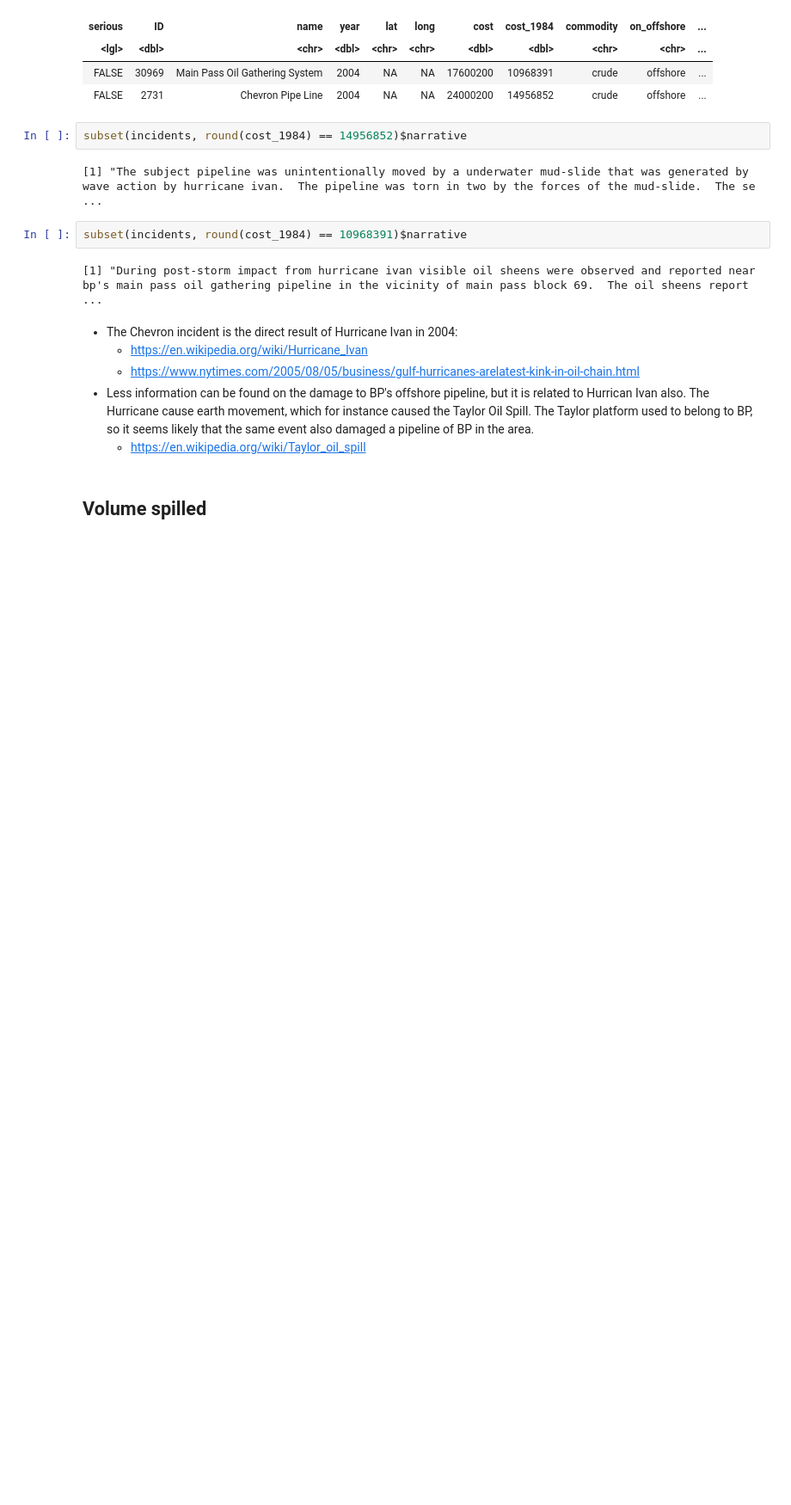
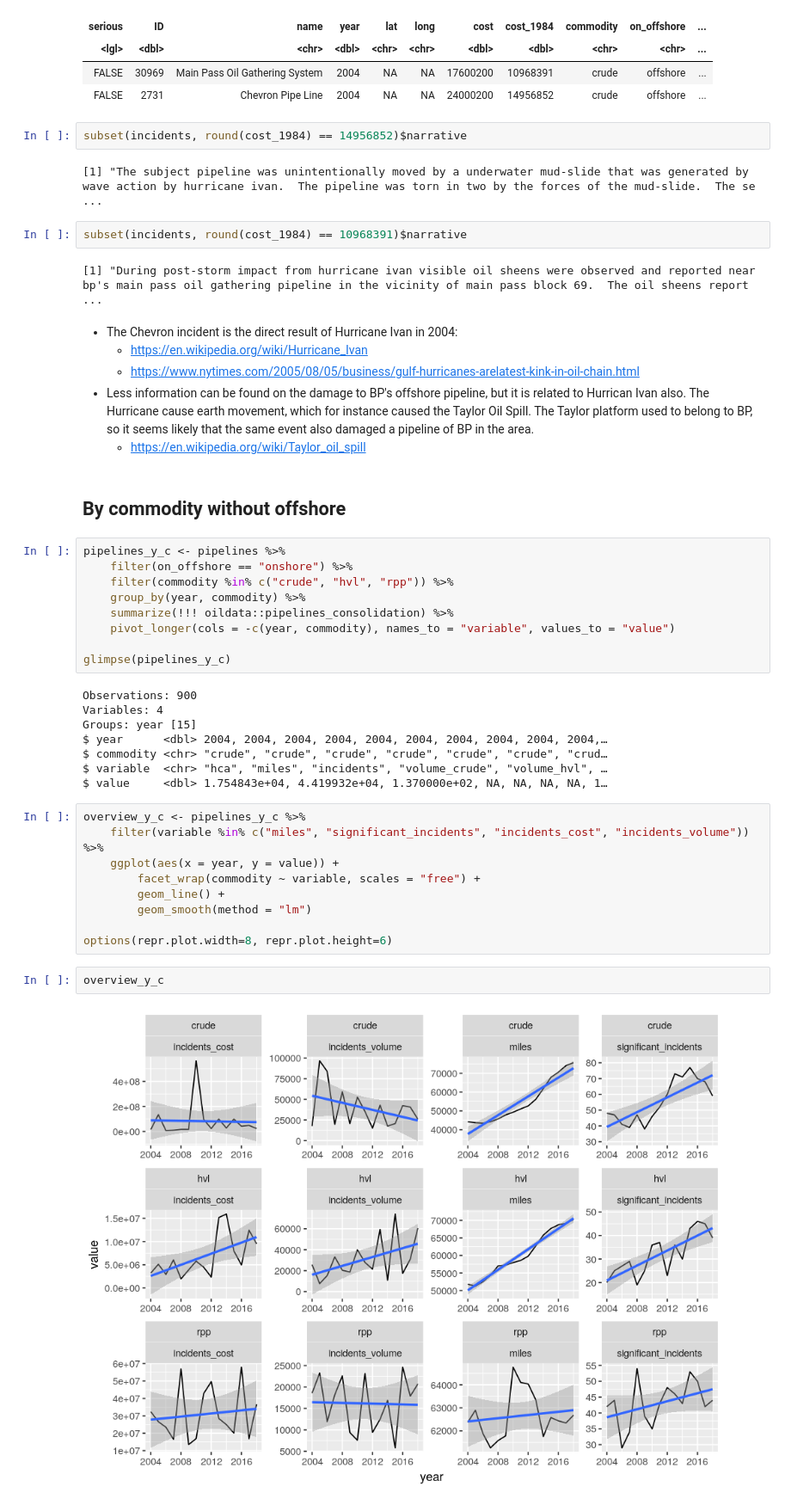
Before and after one commit to julianbarg/spills, a Jupyter notebook: presentations/rpm_2020-03-xx/rpm_2020-03-xx.ipynb, the cells around one changed output. Shown at 86% size. Saved outputs shown, nothing was run; the diff lists cells and outputs as text; blank space fills up the shorter version.

```diff
--- a/presentations/rpm_2020-03-xx/rpm_2020-03-xx.ipynb
+++ b/presentations/rpm_2020-03-xx/rpm_2020-03-xx.ipynb
@@ -142,5 +120,35 @@ subset(incidents, round(cost_1984) == 10968391)$narrative
     * https://www.nytimes.com/2005/08/05/business/gulf-hurricanes-arelatest-kink-in-oil-chain.html
 * Less information can be found on the damage to BP's offshore pipeline, but it is related to Hurrican Ivan also. The Hurricane cause earth movement, which for instance caused the Taylor Oil Spill. The Taylor platform used to belong to BP, so it seems likely that the same event also damaged a pipeline of BP in the area.
     * https://en.wikipedia.org/wiki/Taylor_oil_spill
-# %% [markdown]
-## Volume spilled
+# %% [markdown]
+## By commodity without offshore
+# %%
+pipelines_y_c <- pipelines %>%
+    filter(on_offshore == "onshore") %>%
+    filter(commodity %in% c("crude", "hvl", "rpp")) %>%
+    group_by(year, commodity) %>%
+    summarize(!!! oildata::pipelines_consolidation) %>%
+    pivot_longer(cols = -c(year, commodity), names_to = "variable", values_to = "value")
+
+glimpse(pipelines_y_c)
+# %% [output]
+Observations: 900
+Variables: 4
+Groups: year [15]
+$ year      <dbl> 2004, 2004, 2004, 2004, 2004, 2004, 2004, 2004, 2004, 2004,…
+$ commodity <chr> "crude", "crude", "crude", "crude", "crude", "crude", "crud…
+$ variable  <chr> "hca", "miles", "incidents", "volume_crude", "volume_hvl", …
+$ value     <dbl> 1.754843e+04, 4.419932e+04, 1.370000e+02, NA, NA, NA, NA, 1…
+# %%
+overview_y_c <- pipelines_y_c %>%
+    filter(variable %in% c("miles", "significant_incidents", "incidents_cost", "incidents_volume")) %>%
+    ggplot(aes(x = year, y = value)) +
+        facet_wrap(commodity ~ variable, scales = "free") +
+        geom_line() +
+        geom_smooth(method = "lm")
+
+options(repr.plot.width=8, repr.plot.height=6)
+# %%
+overview_y_c
+# %% [output]
+[figure, added]
```
Also changed, not shown: parts of 11 cells of this notebook, 2 other files.
